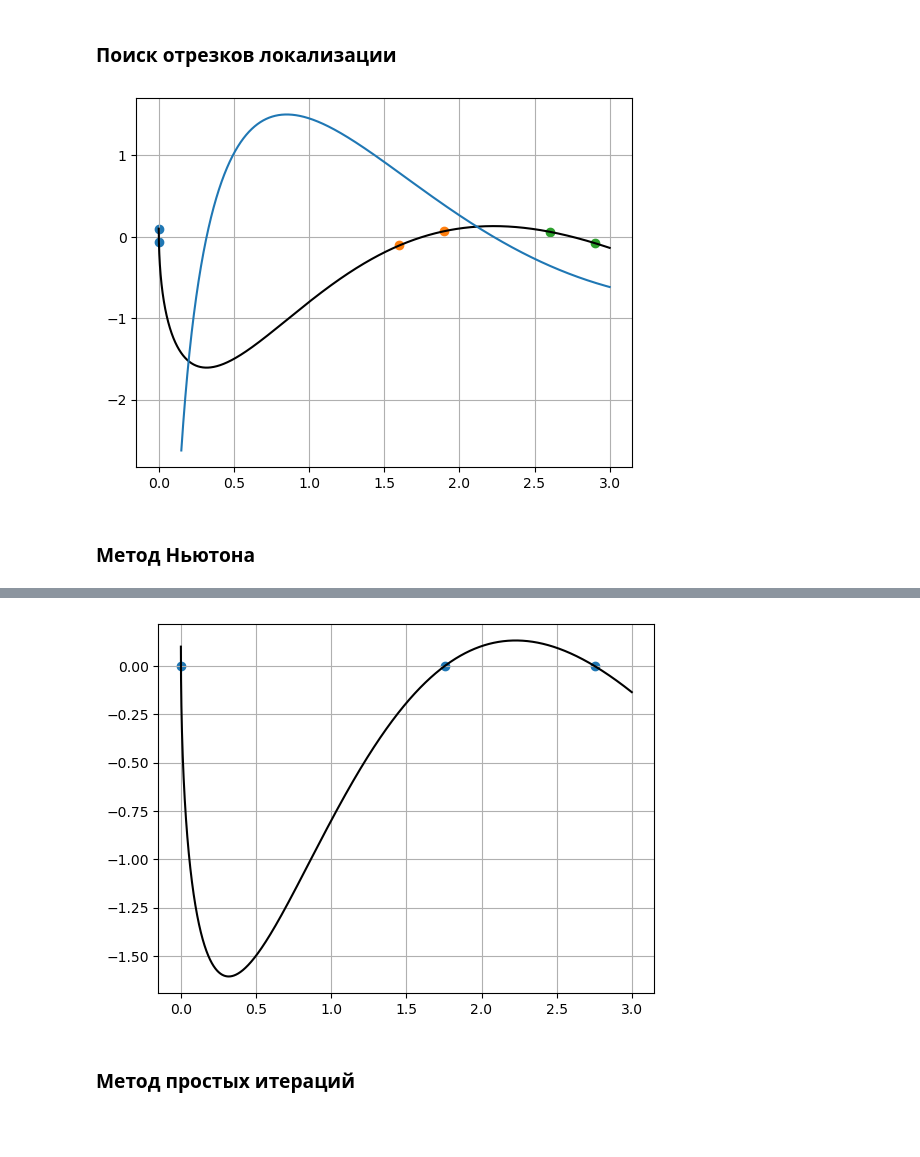
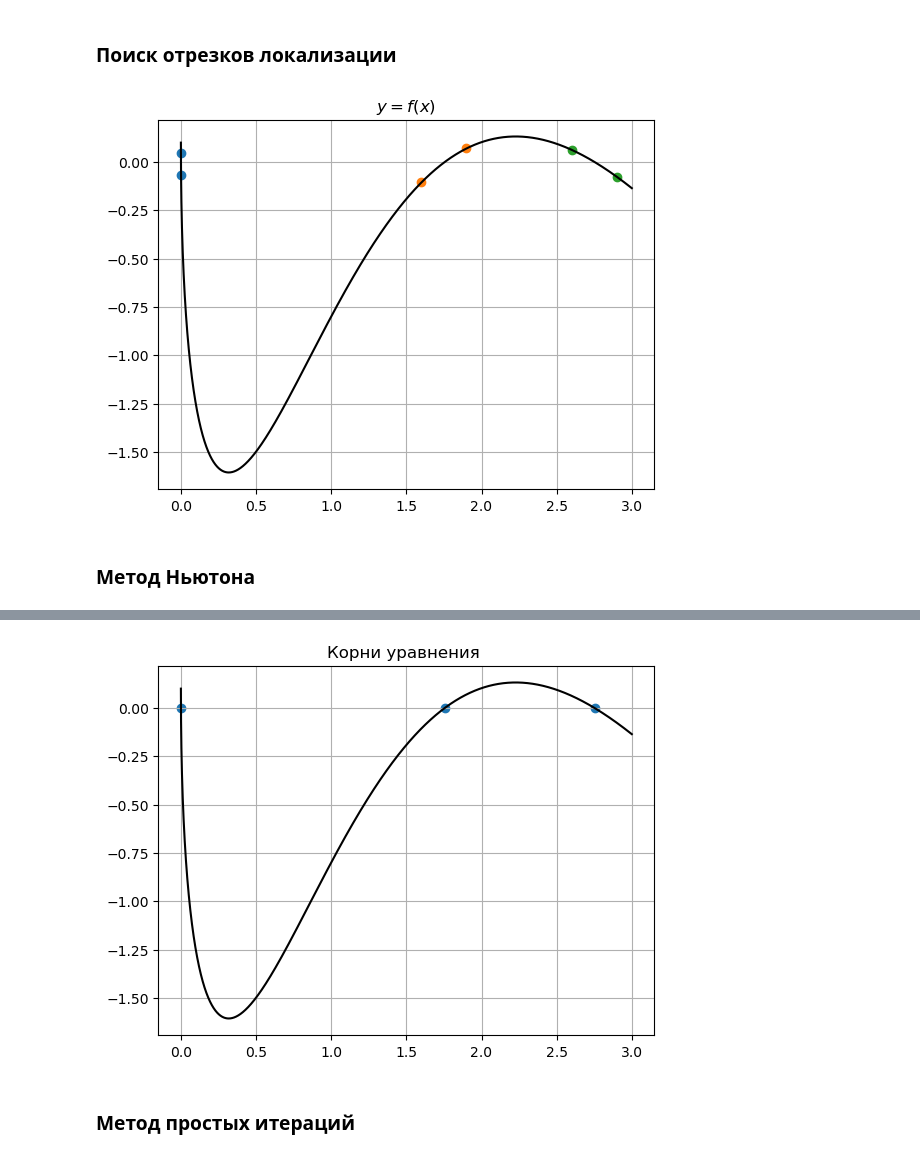
Before and after one commit to AeekTrue/mathmod, a Jupyter notebook: lab2/Lab2.2.ipynb, the cells around one changed output, grey strips where cells are left out. Saved outputs shown, nothing was run; the diff lists cells and outputs as text; code cells hidden in the pictures; blank space fills up the shorter version.

Commit message:
report ready beta

```diff
--- a/lab2/Lab2.2.ipynb
+++ b/lab2/Lab2.2.ipynb
@@ -18,16 +18,19 @@ seg = [0, 3]
 eps = 10**(-12)
 # %%
 x = np.arange(*seg, 0.0001)
-loc = np.array([[0, 0.001], [1.6, 1.9], [2.6, 2.9]])
+loc = np.array([[0.0001, 0.001], [1.6, 1.9], [2.6, 2.9]])
 m1 = np.array([df(loc[0][1]), df(loc[1][0]), df(loc[2][1])])
 M1 = np.array([df(loc[0][0]), df(loc[1][1]), df(loc[2][0])])
 [plt.scatter(x, f(x)) for x in loc]
-plt.plot(x, f(x), "k")
+plt.plot(x, f(x), "k", label="f(x)")
 off = 1500
-plt.plot(x[off:], df(x[off:]))
+# plt.plot(x[off:], df(x[off:]))
 plt.grid()
+plt.title("$y = f(x)$")
+plt.savefig("report/221.png")
+plt.savefig("report/221.eps")
 # %% [output]
-[figure, old version]
+[figure, new version]
 # %% [markdown]
 ### Метод Ньютона
 # %%
@@ -39,7 +42,7 @@ def newton(x0, func, dfunc, eps):
         x1 = x0 - func(x0) / dfunc(x0)
         # print(f"\t{x1}")
         it += 1
-    print(f"\tВыполнено {it} итераций. x = {x1}")
+    print(f"\tВыполнено {it} итераций. x = {np.round(x1, 12)}")
     return x1
 
 
@@ -49,5 +52,9 @@ roots = np.array([newton(start, f, df, eps) for start in x0])
 plt.scatter(roots, f(roots))
 plt.plot(x, f(x), "k")
 plt.grid()
+plt.title("Корни уравнения ")
+print(*x0)
+print(*M1)
+print(*m1)
 # %% [output]
 Поиск корней методом Ньютона.
@@ -57,4 +67,4 @@ plt.grid()
-[figure, old version]
+[figure, new version]
 # %% [markdown]
 ### Метод простых итераций
 # %%
```
Also changed, not shown: parts of 3 cells of this notebook, 19 other files.
